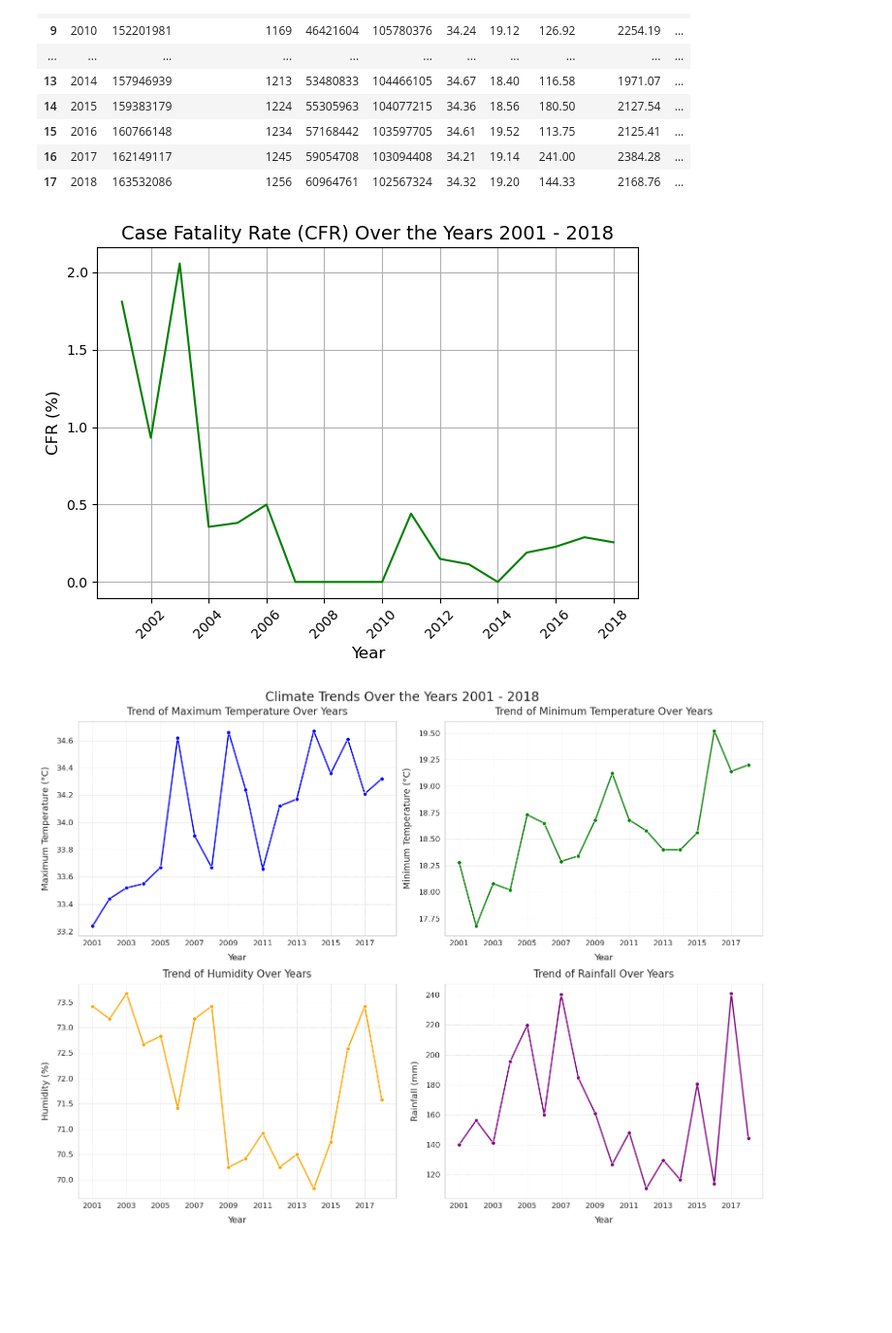
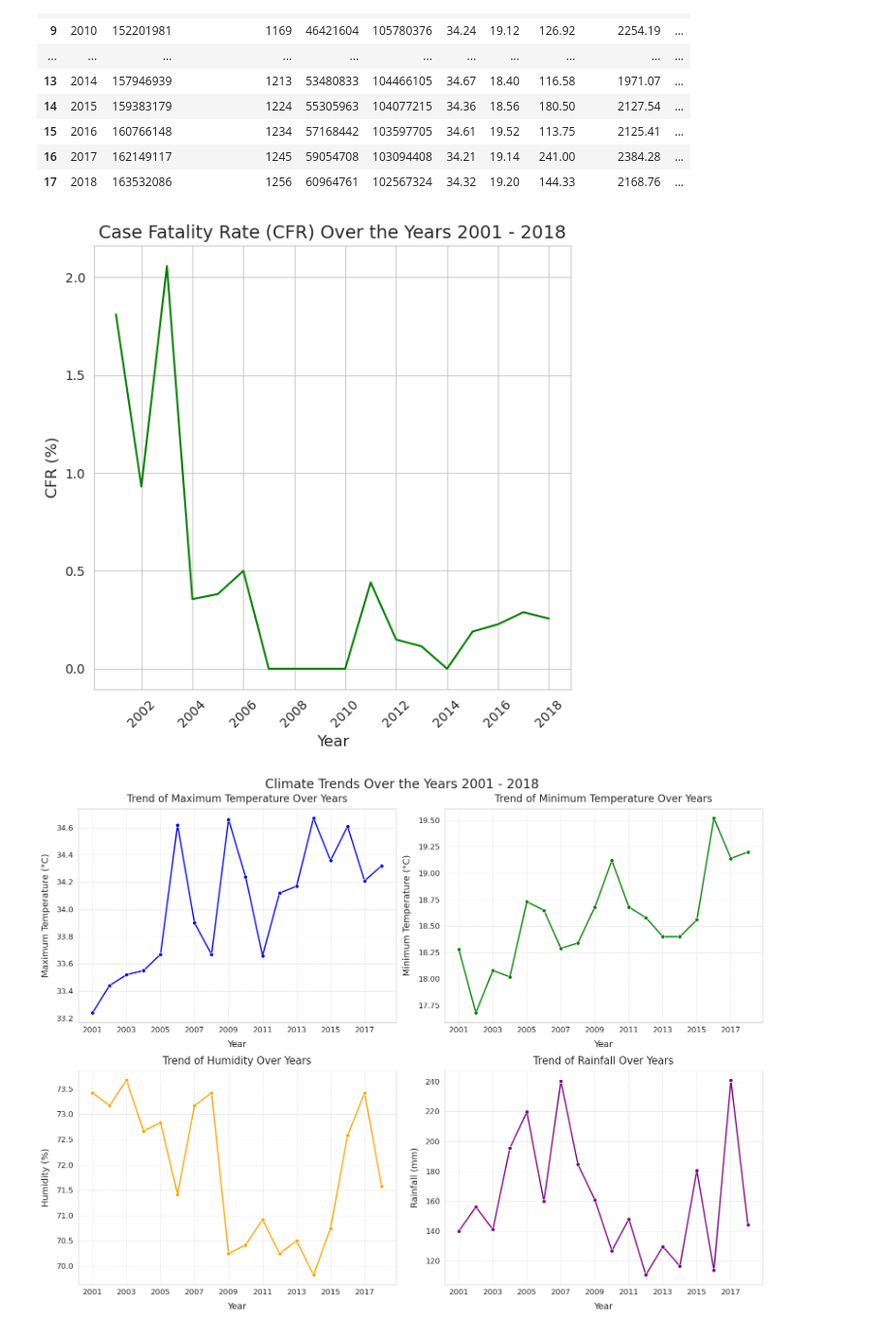
Before and after one commit to awnonbhowmik/DENV-Data-Analysis, a Jupyter notebook: main_epidemic.ipynb, the cells around one changed output. Shown at 97% size. Cells and saved outputs as stored; diff of their text form; code cells hidden in the pictures; blank space fills up the shorter version.

```diff
--- a/main_epidemic.ipynb
+++ b/main_epidemic.ipynb
@@ -110,23 +110,24 @@ data_epidemic
 # %%
 # Line plot for CFR
 import matplotlib.ticker as ticker
 
 data_epidemic['CFR'] = (data_epidemic['Death'] / data_epidemic['Infected']) * 100
 
+plt.figure(figsize=(6, 6))
 plt.plot(data_epidemic["Year"], data_epidemic["CFR"], color="green")
 plt.title("Case Fatality Rate (CFR) Over the Years 2001 - 2018", fontsize=14)
 plt.xlabel("Year", fontsize=12)
 plt.ylabel("CFR (%)", fontsize=12)
 plt.xticks(rotation=45)
 plt.grid(True)
 
 plt.gca().xaxis.set_major_locator(ticker.MultipleLocator(2))
 
 # Adjust the layout
 plt.tight_layout()
 plt.show()
 # %% [output]
-[figure, old version]
+[figure, new version]
 # %%
 # Create subplots for visualization
 fig, axes = plt.subplots(2, 2, figsize=(16, 12))
```
Also changed, not shown: parts of 2 cells of this notebook, 2 other files.
